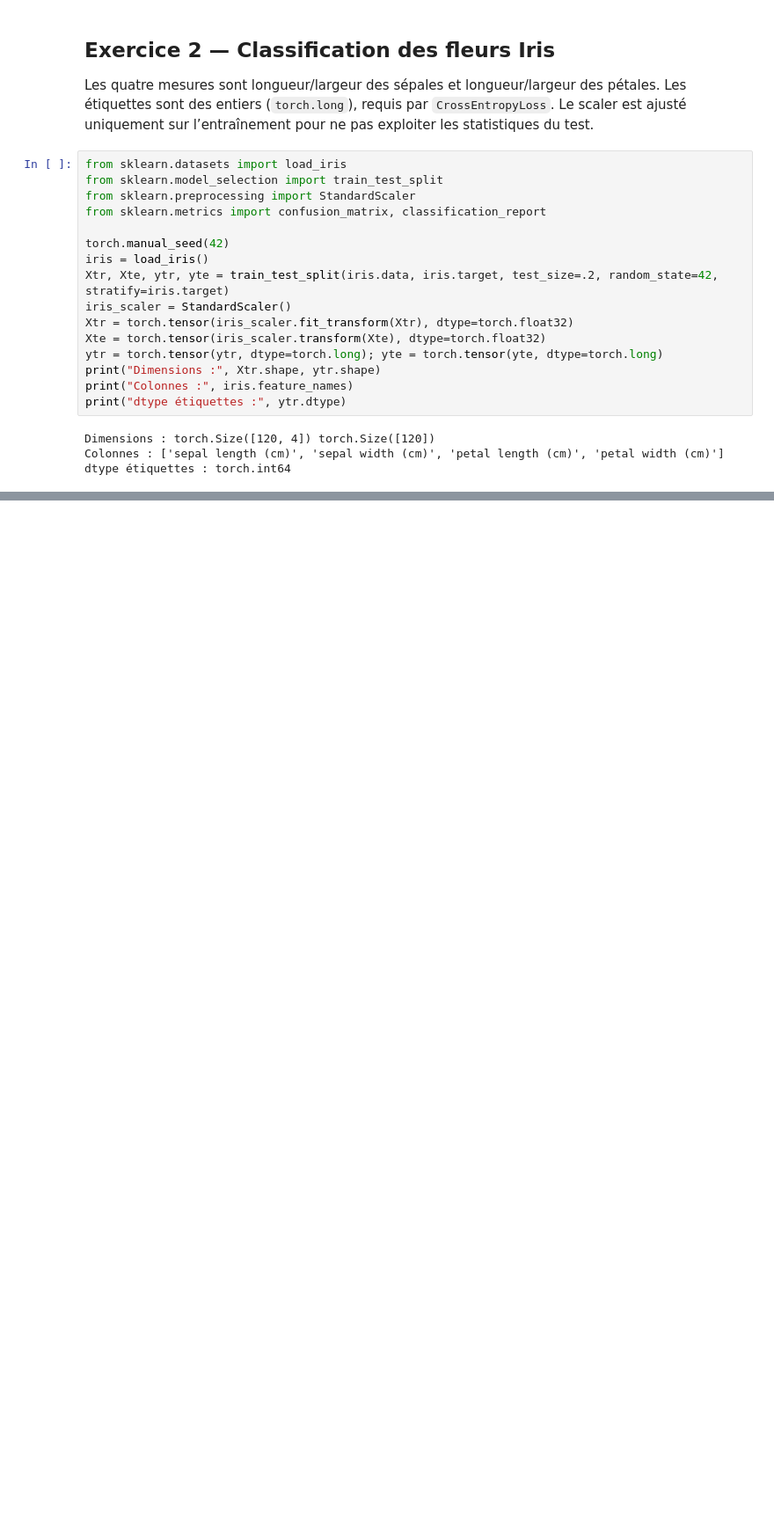
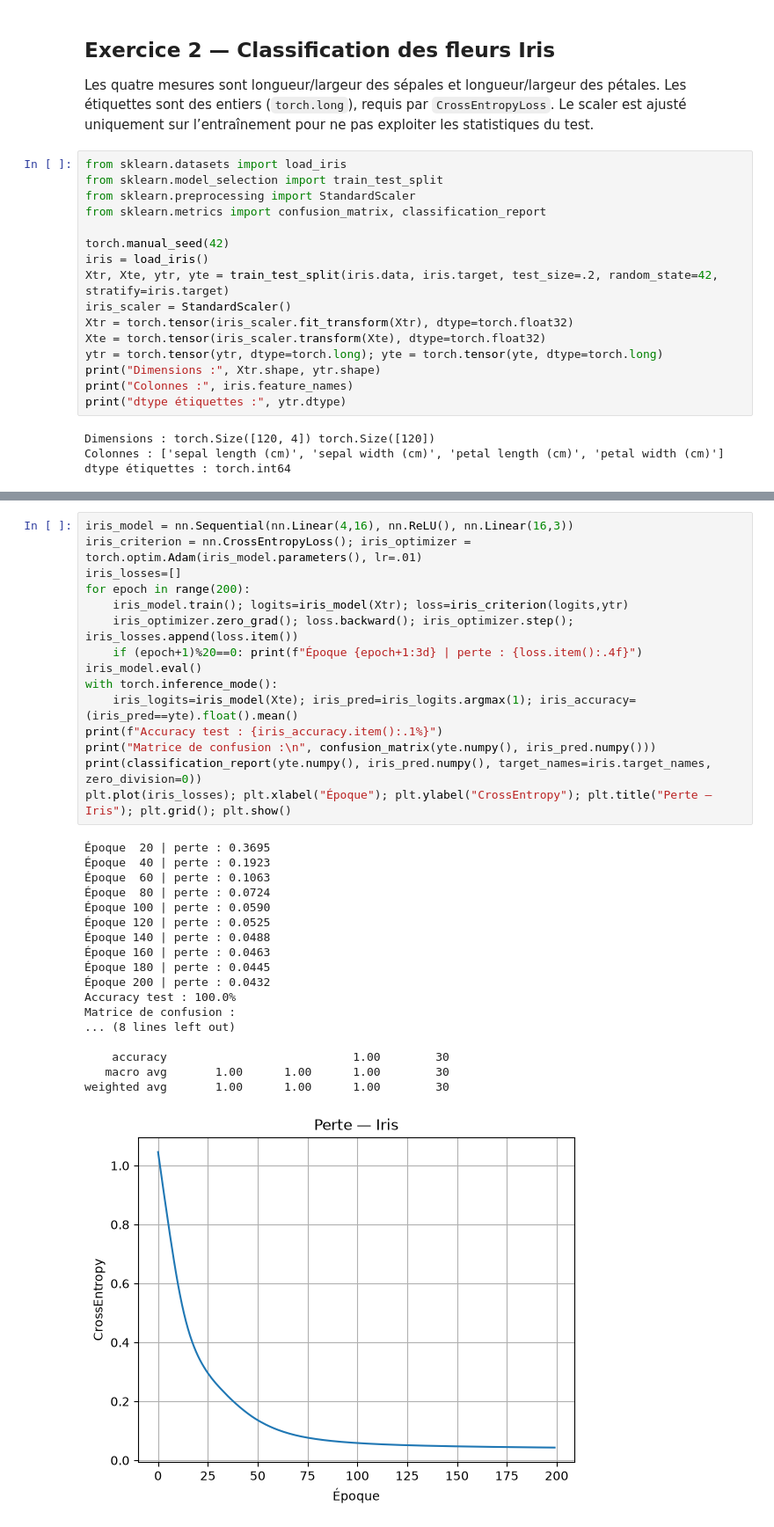
Before and after one commit to Hiba-Benyassine/Activit--Pratique-N-1--Mise-en-oeuvre-du-Framework-PyTorch-1, a Jupyter notebook: Activité pratique Bases de Pytorch.ipynb, the cells around one changed output, grey strips where cells are left out. Shown at 88% size. Drawn from its saved outputs; the diff is of its cells as text; blank space fills up the shorter version.

Commit message:
Exercice 2: train and evaluate Iris classifier

```diff
--- a/Activité pratique Bases de Pytorch.ipynb
+++ b/Activité pratique Bases de Pytorch.ipynb
@@ -502,0 +507,34 @@ dtype étiquettes : torch.int64
+# %%
+iris_model = nn.Sequential(nn.Linear(4,16), nn.ReLU(), nn.Linear(16,3))
+iris_criterion = nn.CrossEntropyLoss(); iris_optimizer = torch.optim.Adam(iris_model.parameters(), lr=.01)
+iris_losses=[]
+for epoch in range(200):
+    iris_model.train(); logits=iris_model(Xtr); loss=iris_criterion(logits,ytr)
+    iris_optimizer.zero_grad(); loss.backward(); iris_optimizer.step(); iris_losses.append(loss.item())
+    if (epoch+1)%20==0: print(f"Époque {epoch+1:3d} | perte : {loss.item():.4f}")
+iris_model.eval()
+with torch.inference_mode():
+    iris_logits=iris_model(Xte); iris_pred=iris_logits.argmax(1); iris_accuracy=(iris_pred==yte).float().mean()
+print(f"Accuracy test : {iris_accuracy.item():.1%}")
+print("Matrice de confusion :\n", confusion_matrix(yte.numpy(), iris_pred.numpy()))
+print(classification_report(yte.numpy(), iris_pred.numpy(), target_names=iris.target_names, zero_division=0))
+plt.plot(iris_losses); plt.xlabel("Époque"); plt.ylabel("CrossEntropy"); plt.title("Perte — Iris"); plt.grid(); plt.show()
+# %% [output]
+Époque  20 | perte : 0.3695
+Époque  40 | perte : 0.1923
+Époque  60 | perte : 0.1063
+Époque  80 | perte : 0.0724
+Époque 100 | perte : 0.0590
+Époque 120 | perte : 0.0525
+Époque 140 | perte : 0.0488
+Époque 160 | perte : 0.0463
+Époque 180 | perte : 0.0445
+Époque 200 | perte : 0.0432
+Accuracy test : 100.0%
+Matrice de confusion :
+... (8 lines left out)
+
+    accuracy                           1.00        30
+   macro avg       1.00      1.00      1.00        30
+weighted avg       1.00      1.00      1.00        30
+[figure, added]
```
Also changed, not shown: parts of 1 cell of this notebook.
